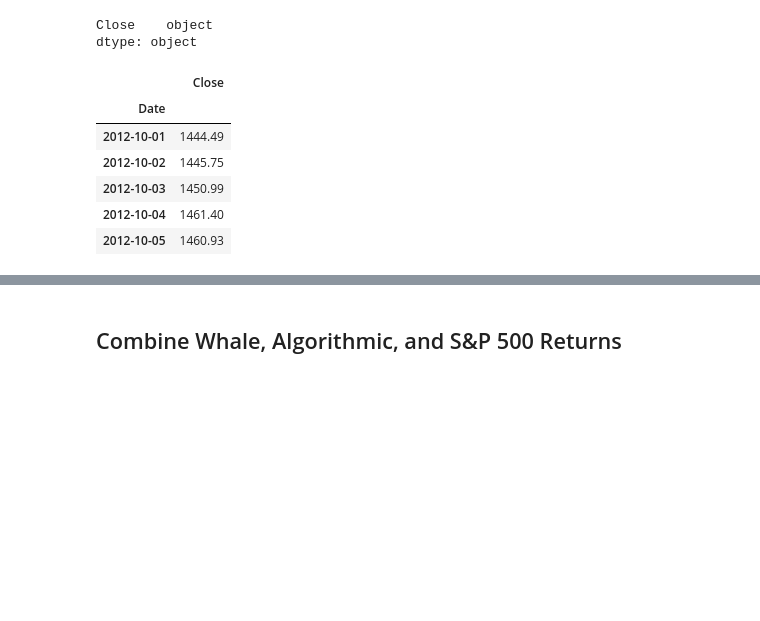
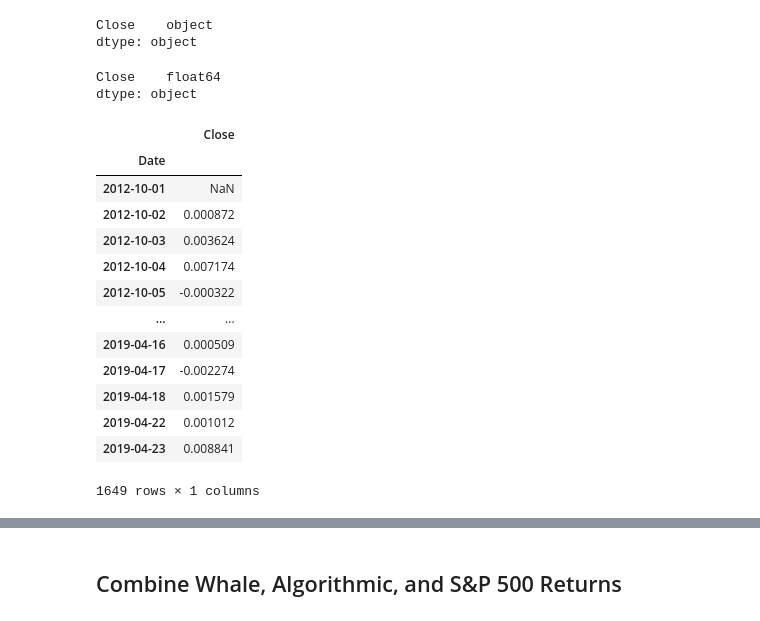
Before and after one commit to gerxxoo/Module_4_challenge, a Jupyter notebook: Starter_Code/whale_analysis.ipynb, the cells around one changed output, grey strips where cells are left out. Saved outputs shown, nothing was run; the diff lists cells and outputs as text; code cells hidden in the pictures; blank space fills up the shorter version.

```diff
--- a/Starter_Code/whale_analysis.ipynb
+++ b/Starter_Code/whale_analysis.ipynb
@@ -125,16 +124,10 @@ sp500.dtypes
 Close    object
 dtype: object
 # %%
-# Fix Data Types
-sp500['Close'] = pd.to_numeric(sp500['Close'].str.replace('$', ''), errors='coerce')
-# sp500['Close'] = sp500['Close'].astype(float)
-# sp500.dtypes
-sp500.head()
+# Fix Data Types (turn object into float)
+sp500['Close'] = sp500['Close'].str.replace('$', '').astype("float")
+sp500.dtypes
+# sp500.head()
 # %% [output]
-|  | Close |
-| Date |  |
-| 2012-10-01 | 1444.49 |
-| 2012-10-02 | 1445.75 |
-| 2012-10-03 | 1450.99 |
-| 2012-10-04 | 1461.40 |
-| 2012-10-05 | 1460.93 |
+Close    float64
+dtype: object
@@ -144,0 +134,19 @@ sp500.head()
+# %%
+# Calculate Daily Returns
+sp500_returns = sp500.pct_change() # New price - old price / old price
+sp500_returns
+# %% [output]
+|  | Close |
+| Date |  |
+| 2012-10-01 | NaN |
+| 2012-10-02 | 0.000872 |
+| 2012-10-03 | 0.003624 |
+| 2012-10-04 | 0.007174 |
+| 2012-10-05 | -0.000322 |
+| ... | ... |
+| 2019-04-16 | 0.000509 |
+| 2019-04-17 | -0.002274 |
+| 2019-04-18 | 0.001579 |
+| 2019-04-22 | 0.001012 |
+| 2019-04-23 | 0.008841 |
+1649 rows × 1 columns
```
Also changed, not shown: parts of 6 cells of this notebook.
